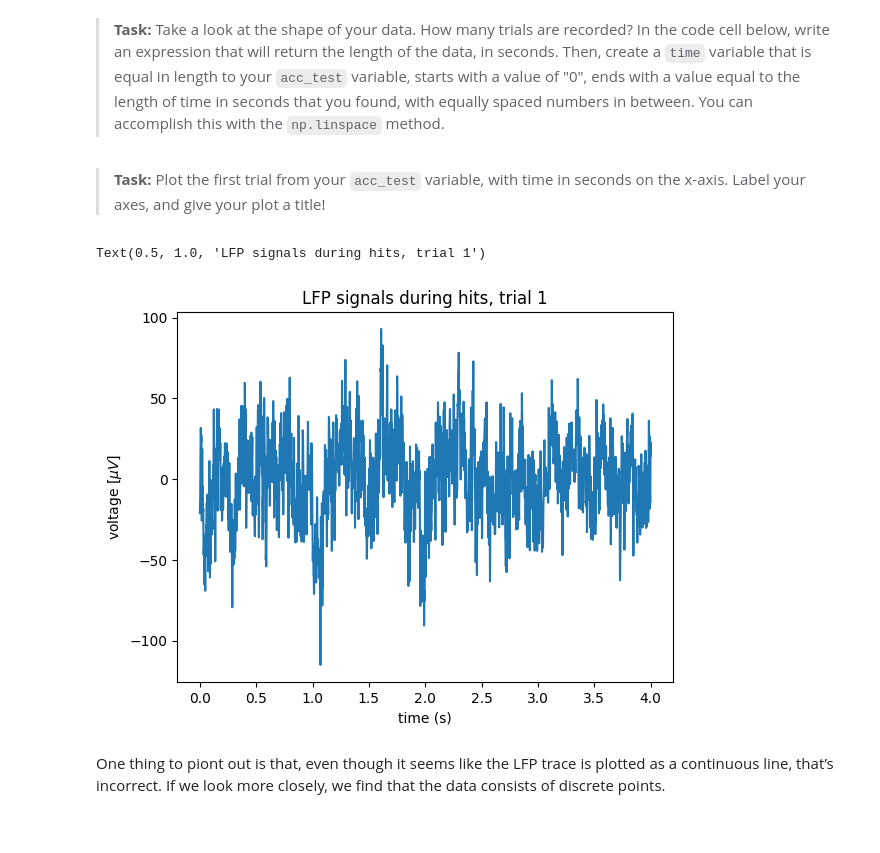
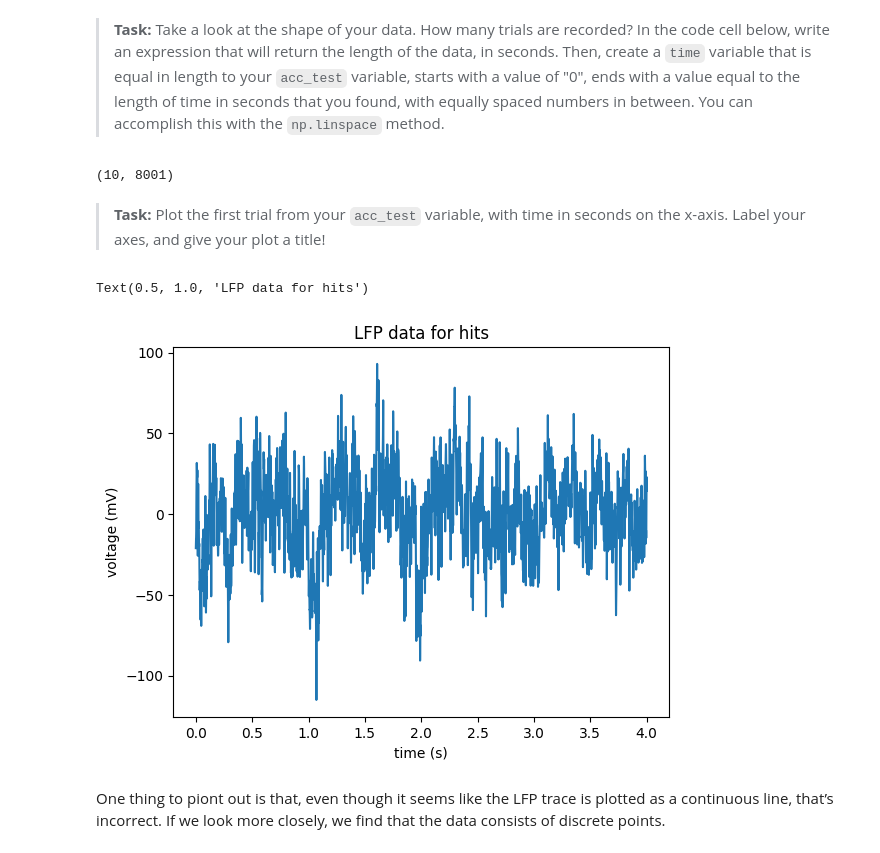
Before and after one commit to abbynam/neur-265, a Jupyter notebook: classwork/PSD_04_09_26.ipynb, the cells around one changed output. Saved outputs shown, nothing was run; the diff lists cells and outputs as text; code cells hidden in the pictures.

```diff
--- a/classwork/PSD_04_09_26.ipynb
+++ b/classwork/PSD_04_09_26.ipynb
@@ -68,15 +45,19 @@ np.shape(acc_test)
 time = np.linspace(0, 8001/2000, 8001)
+# %%
+np.shape(acc_test)
+# %% [output]
+(10, 8001)
 # %% [markdown]
 ><b>Task:</b> Plot the first trial from your <code>acc_test</code> variable, with time in seconds on the x-axis. Label your axes, and give your plot a title!
 # %%
 # Your code here!
-plt.plot(time, acc_test[0, :])
+plt.plot(time, acc_test[0])
 plt.xlabel('time (s)')
-plt.ylabel('voltage [$\mu V$]')
-plt.title('LFP signals during hits, trial 1')
+plt.ylabel('voltage (mV)')
+plt.title('LFP data for hits')
 # %% [output]
-Text(0.5, 1.0, 'LFP signals during hits, trial 1')
+Text(0.5, 1.0, 'LFP data for hits')
-[figure, old version]
+[figure, new version]
 # %% [markdown]
 One thing to piont out is that, even though it seems like the LFP trace is plotted as a continuous line, that’s incorrect. If we look more closely, we find that the data consists of discrete points.
 # %%
```
Also changed, not shown: parts of 11 cells of this notebook.
